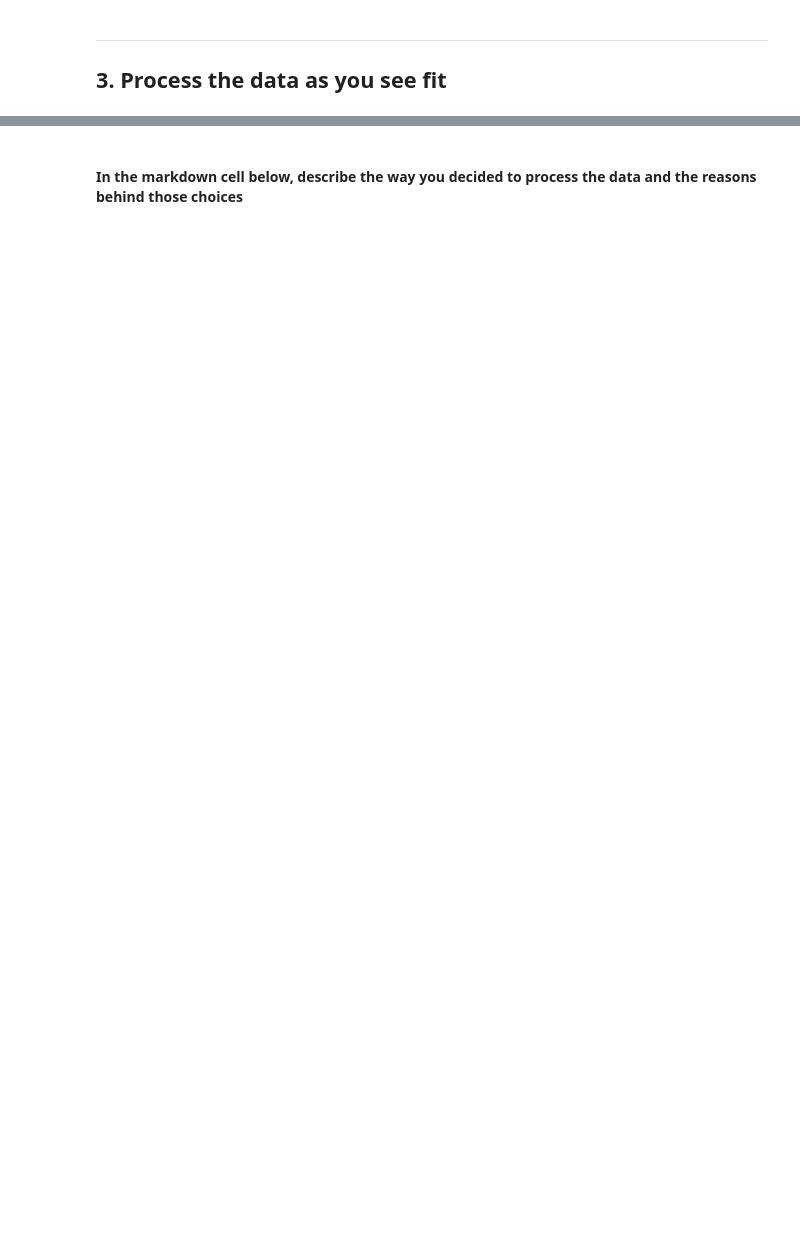
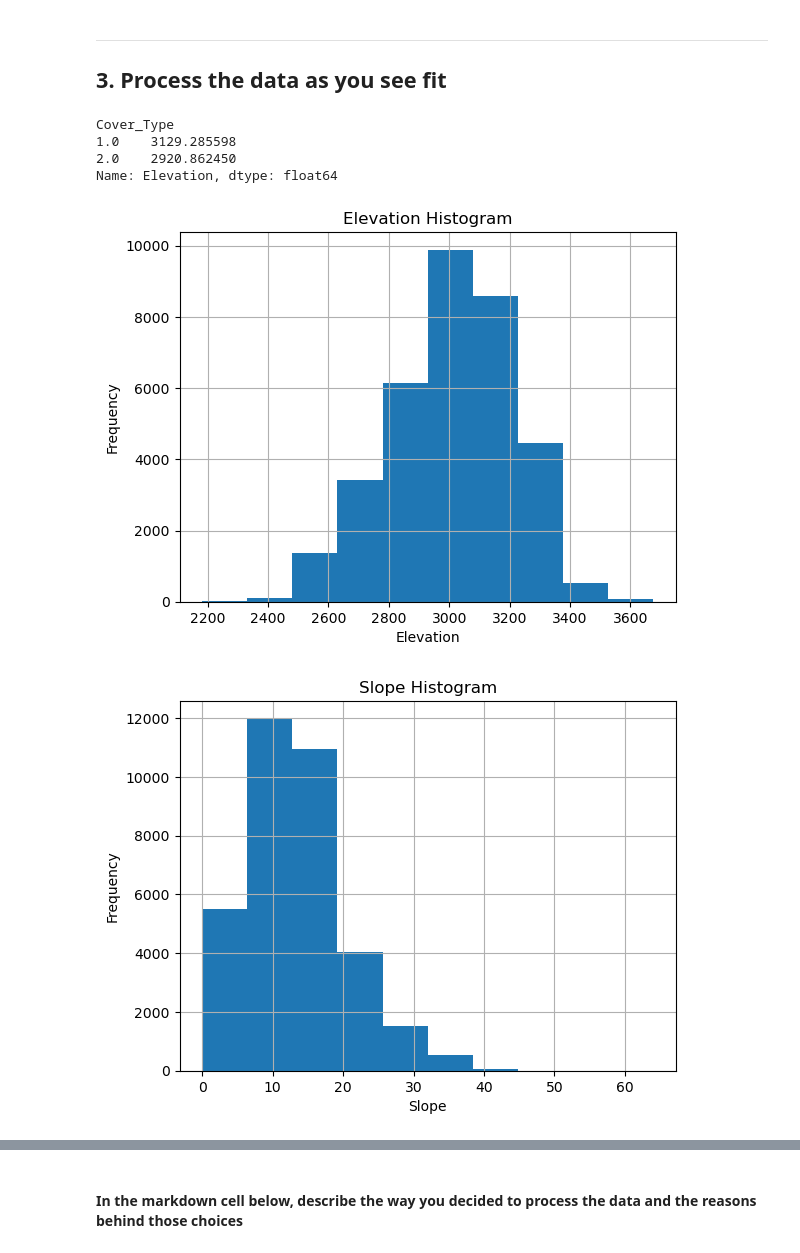
Before and after one commit to MaryNydegger/486-midterm, a Jupyter notebook: MidtermExam.ipynb, the cells around one changed output, grey strips where cells are left out. Saved outputs shown, nothing was run; the diff lists cells and outputs as text; code cells hidden in the pictures; blank space fills up the shorter version.

```diff
--- a/MidtermExam.ipynb
+++ b/MidtermExam.ipynb
@@ -50,3 +62,5 @@ print("Sklearn: "+ sklearn.__version__)
 Import the data
 # %%
 # code here
+forest = pd.read_csv('forest.csv')
+print(forest.head())
@@ -54,4 +86,36 @@ Import the data
 ---
 ## 3.  Process the data as you see fit
 # %%
-# code here
+# this gives basic statistics about numeric columns in forest data to help you understand the distributin of it all.
+#forest.describe()
+
+filtered_data = forest[forest['Elevation'] > 3000]
+#filtered_data.describe()
+
+elevation_by_cover = forest.groupby('Cover_Type')['Elevation'].mean()
+print(elevation_by_cover)
+
+forest['Elevation'].hist()
+plt.title('Elevation Histogram')
+plt.xlabel('Elevation')
+plt.ylabel('Frequency')
+plt.show()
+
+forest['Slope'].hist()
+plt.title('Slope Histogram')
+plt.xlabel('Slope')
+plt.ylabel('Frequency')
+plt.show()
+
+forest['Aspect'].hist()
+plt.title('Aspect Histogram')
+plt.xlabel('Aspect')
+plt.ylabel('Frequency')
+plt.show()
+# %% [output]
+Cover_Type
+1.0    3129.285598
+2.0    2920.862450
+Name: Elevation, dtype: float64
+[figure, added]
+[figure, added]
```
Also changed, not shown: parts of 18 cells of this notebook, 3 other files.
